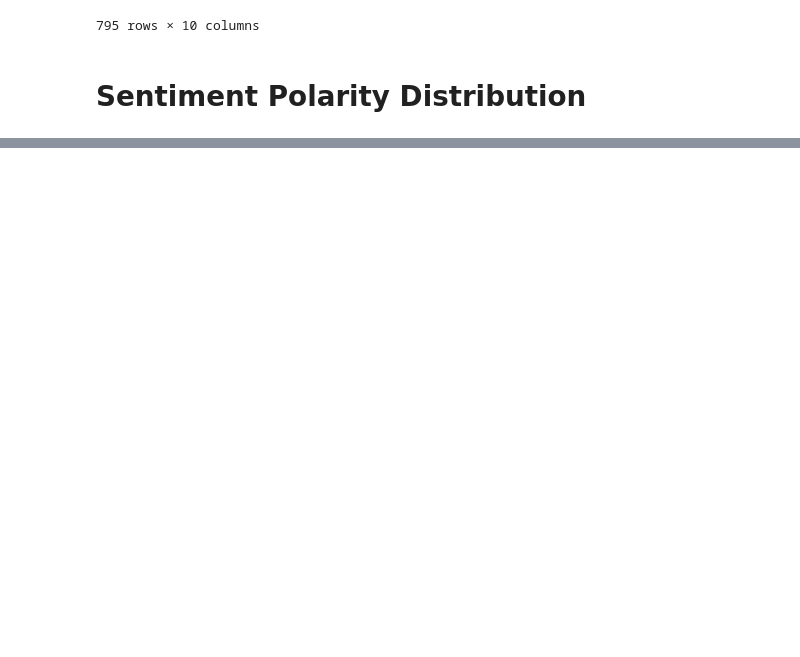
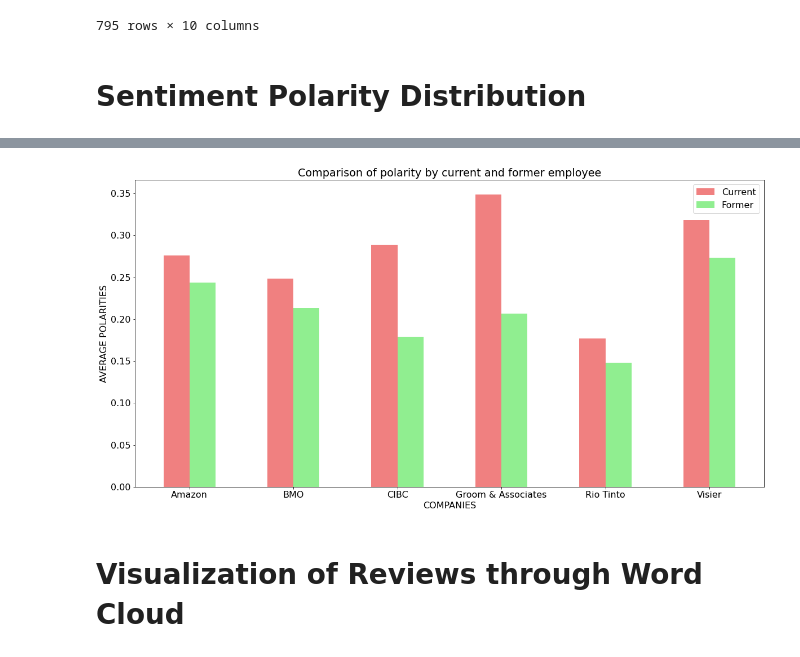
Before and after one commit to nguyen-cao/job-cruncher, a Jupyter notebook: job_reviews_sentiment.ipynb, the cells around one changed output, grey strips where cells are left out. Saved outputs shown, nothing was run; the diff lists cells and outputs as text; code cells hidden in the pictures; blank space fills up the shorter version.

```diff
--- a/job_reviews_sentiment.ipynb
+++ b/job_reviews_sentiment.ipynb
@@ -79,0 +149,4 @@ df['polarity'].iplot(
+# %%
+# Average polarity of a company for current employees
+df_company_pol_current = df_current_emp.groupby('company')['polarity'].mean()
+df_company_pol_current
@@ -79,0 +162,4 @@ df['polarity'].iplot(
+# %%
+# Average polarity of a company for previous employees
+df_company_pol_former = df_former_emp.groupby('company')['polarity'].mean()
+df_company_pol_former
@@ -79,0 +197,31 @@ df['polarity'].iplot(
+# %%
+df_company_pol_former = df_company_pol_former.reset_index()
+df_company_pol_current = df_company_pol_current.reset_index()
+# %%
+font = {'size'   : 16}
+
+plt.rc('font', **font)
+
+plt.figure(figsize=(20,10))
+
+r1 = np.arange(len(df_company_pol_current))
+r2 = [x + 0.25 for x in r1]
+
+p3 = plt.bar(r1, df_company_pol_current['polarity'], width=0.25, color='lightcoral', align='center')
+p4 = plt.bar(r2, df_company_pol_former['polarity'], width=0.25, color='lightgreen', align='center')
+
+
+plt.xticks([r + 0.125 for r in range(len(df_company_pol_current))], \
+           ['Amazon', 'BMO', 'CIBC', 'Groom & Associates', 'Rio Tinto','Visier'])
+
+plt.title('Comparison of polarity by current and former employee')
+plt.xlabel('COMPANIES')
+plt.ylabel('AVERAGE POLARITIES')
+
+plt.legend((p3[0], p4[0]), ('Current', 'Former'))
+
+plt.show()
+# %% [output]
+[figure, added]
+# %% [markdown]
+# Visualization of Reviews through Word Cloud
```
Also changed, not shown: parts of 19 cells of this notebook, 2 other files.
